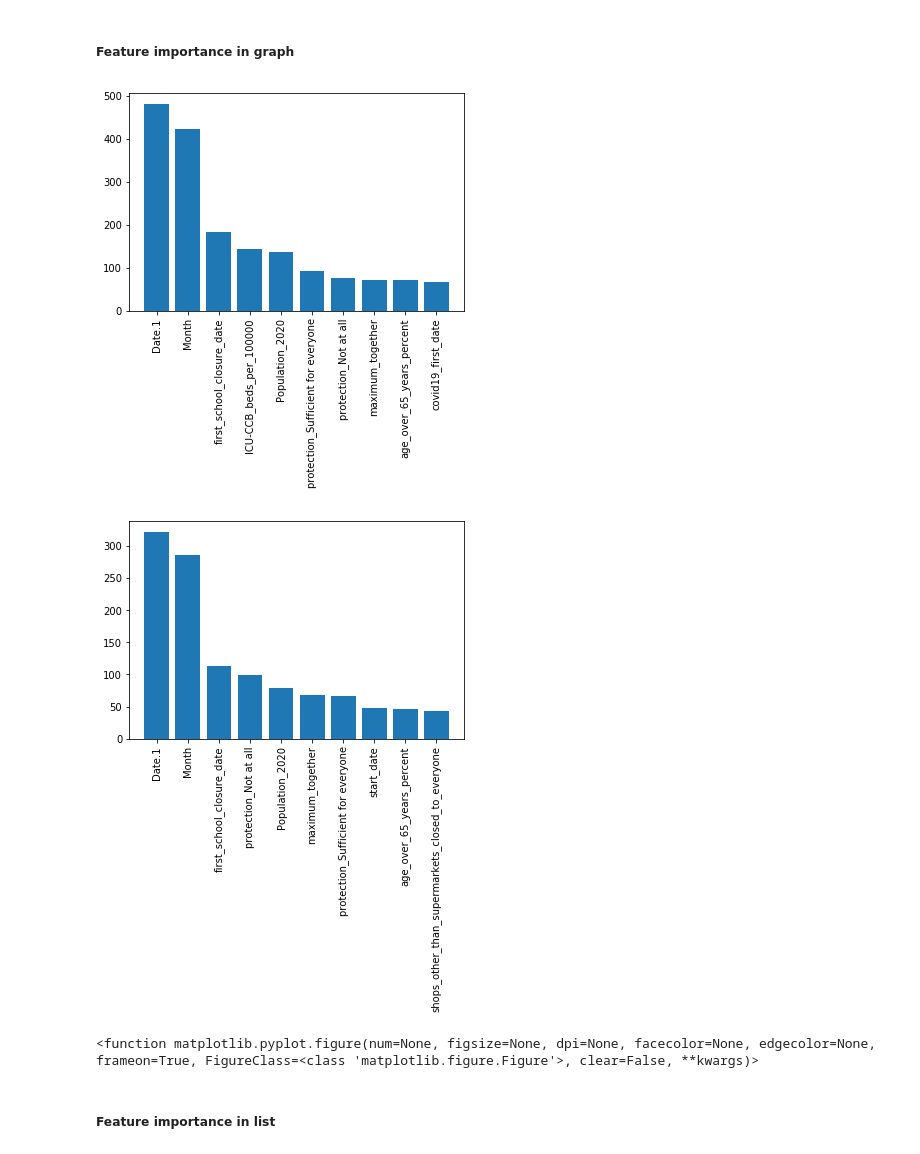
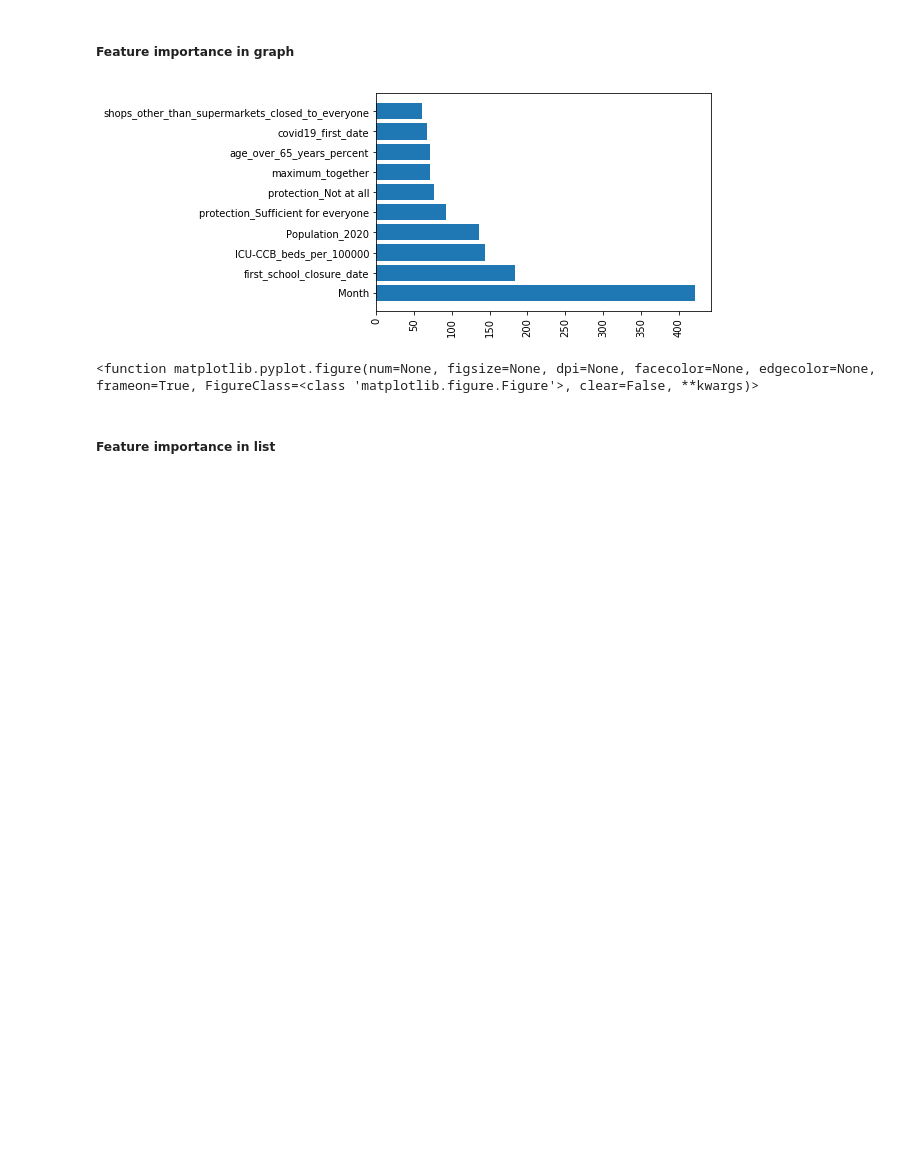
Before and after one commit to zaida-rivai/DMT2020_Group85, a Jupyter notebook: Zaida/Feature engineering - Zaida MULTIPLE COUNTRIES.ipynb, the cells around one changed output. Drawn from its saved outputs; the diff is of its cells as text; code cells hidden in the pictures; blank space fills up the shorter version.

```diff
--- a/Zaida/Feature engineering - Zaida MULTIPLE COUNTRIES.ipynb
+++ b/Zaida/Feature engineering - Zaida MULTIPLE COUNTRIES.ipynb
@@ -293,6 +293,8 @@ sns.heatmap(dfNew.corr())
 # Feature selection: univariate Pearson correlation
 # %% [markdown]
 ##### Feature importance in graph
+# %%
+dfNew = dfNew.drop(['Date.1'],axis=1)
 # %%
 from sklearn.datasets import load_iris
 from sklearn.feature_selection import SelectKBest
@@ -307,27 +309,27 @@ X, y = labels,targetC
 # %%
 def plot_pearson(X,y,n):
     test = SelectKBest(score_func=f_regression, k=10) #Feature extraction
     fit = test.fit(X, y)
     np.set_printoptions(precision=2) #Summarize score
     indices = np.argsort(fit.scores_)[::-1] #Get indices sorted by most important to least important
     features = [] #Get top n feature names
 
     for i in range(n):
         features.append(X.columns[indices[i]])
     plt.figure()
-    plt.bar(features, fit.scores_[indices[range(10)]], align='center')
+    plt.barh(features, fit.scores_[indices[range(10)]], align='center')
     plt.xticks(rotation=90)
     plt.show()
     return plt.figure
 
 
 # plt.figure(figsize=(8, 3))
 # ax1 = plt.subplot(131,132)
 plot_pearson(X=labels,y=targetC,n=10)
-plot_pearson(X=labels,y=targetD,n=10)
+
+# plot_pearson(X=labels,y=targetD,n=10)
 # %% [output]
-[figure, old version]
+[figure, new version]
-[figure, removed]
 <function matplotlib.pyplot.figure(num=None, figsize=None, dpi=None, facecolor=None, edgecolor=None, frameon=True, FigureClass=<class 'matplotlib.figure.Figure'>, clear=False, **kwargs)>
 # %% [markdown]
 ##### Feature importance in list
```
Also changed, not shown: 5 other files.
